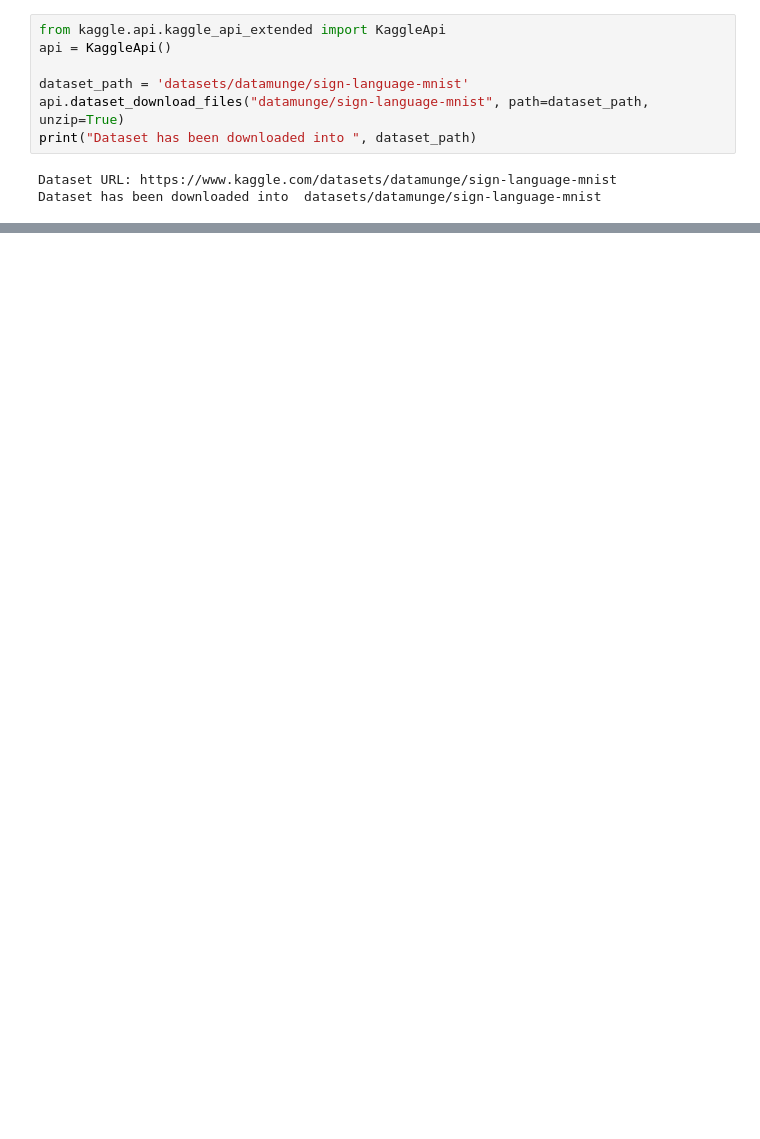
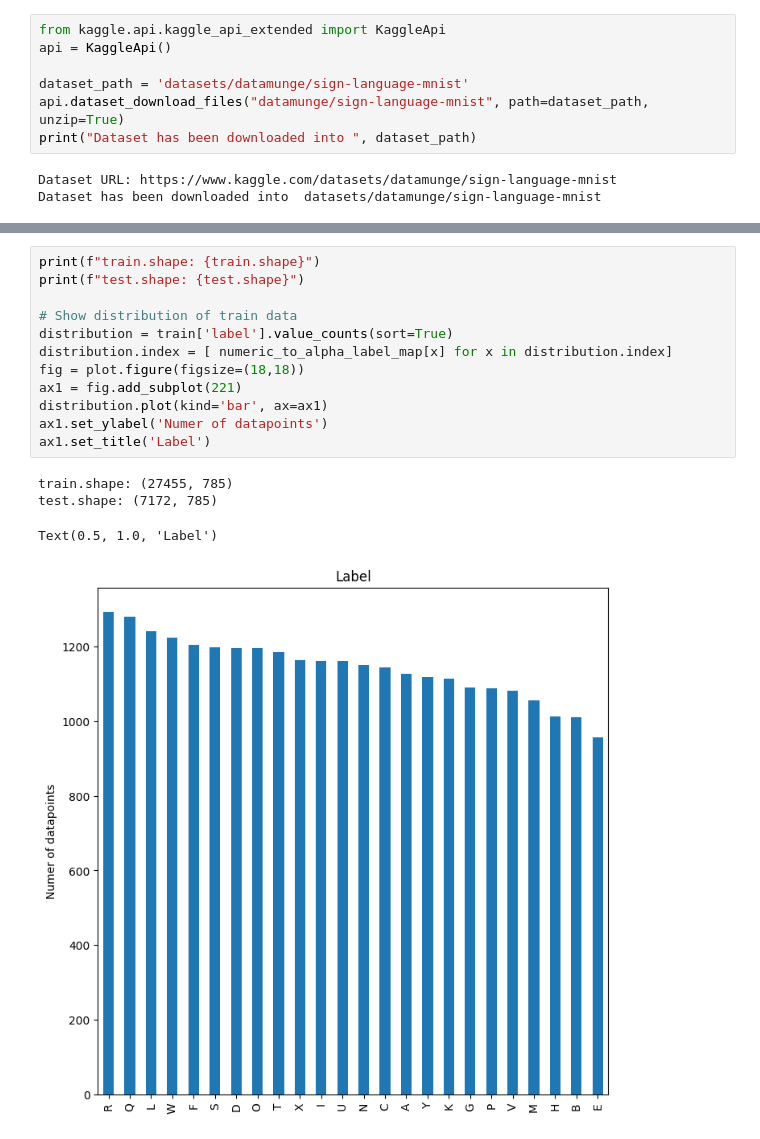
Before and after one commit to terrynguyen255/sign-language-recognition, a Jupyter notebook: main.ipynb, the cells around one changed output, grey strips where cells are left out. Cells and saved outputs as stored; diff of their text form; blank space fills up the shorter version.

```diff
--- a/main.ipynb
+++ b/main.ipynb
@@ -34,0 +69,17 @@ Dataset has been downloaded into  datasets/datamunge/sign-language-mnist
+# %%
+print(f"train.shape: {train.shape}")
+print(f"test.shape: {test.shape}")
+
+# Show distribution of train data
+distribution = train['label'].value_counts(sort=True)
+distribution.index = [ numeric_to_alpha_label_map[x] for x in distribution.index]
+fig = plot.figure(figsize=(18,18))
+ax1 = fig.add_subplot(221)
+distribution.plot(kind='bar', ax=ax1)
+ax1.set_ylabel('Numer of datapoints')
+ax1.set_title('Label')
+# %% [output]
+train.shape: (27455, 785)
+test.shape: (7172, 785)
+Text(0.5, 1.0, 'Label')
+[figure, added]
```
Also changed, not shown: parts of 3 cells of this notebook.
